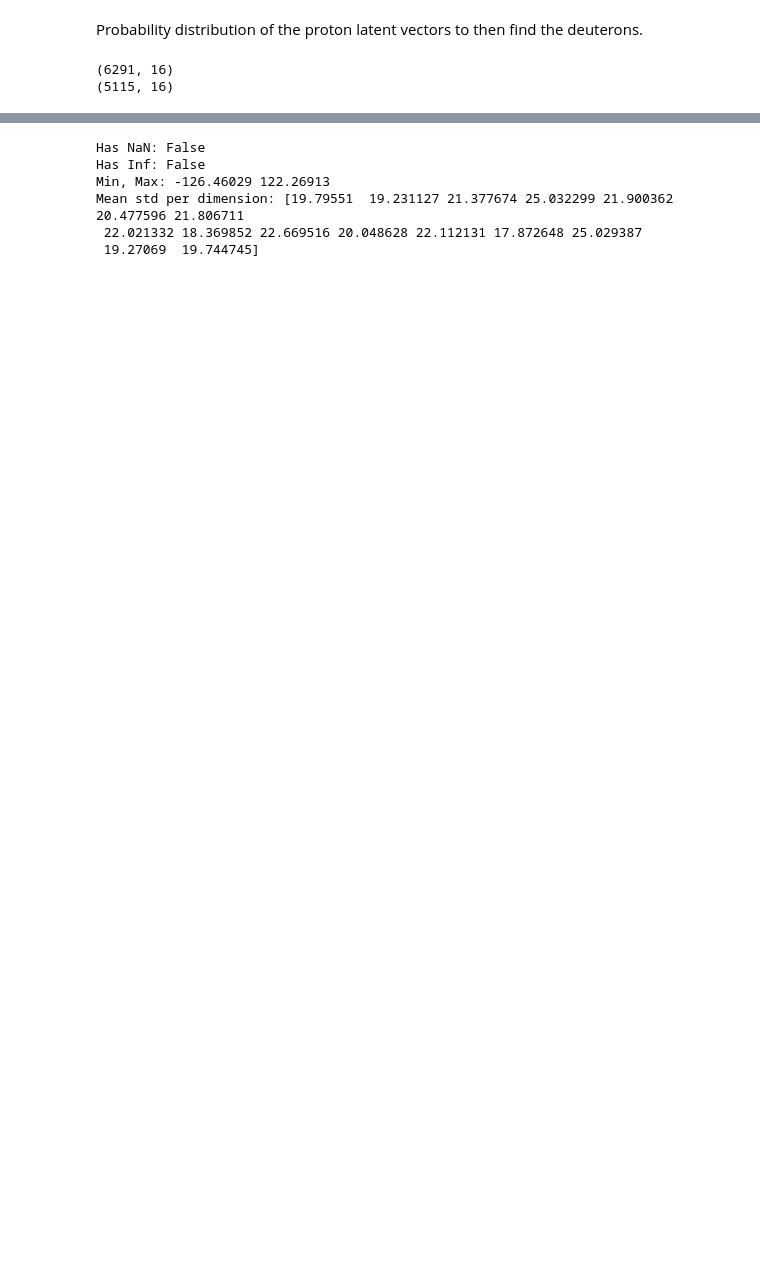
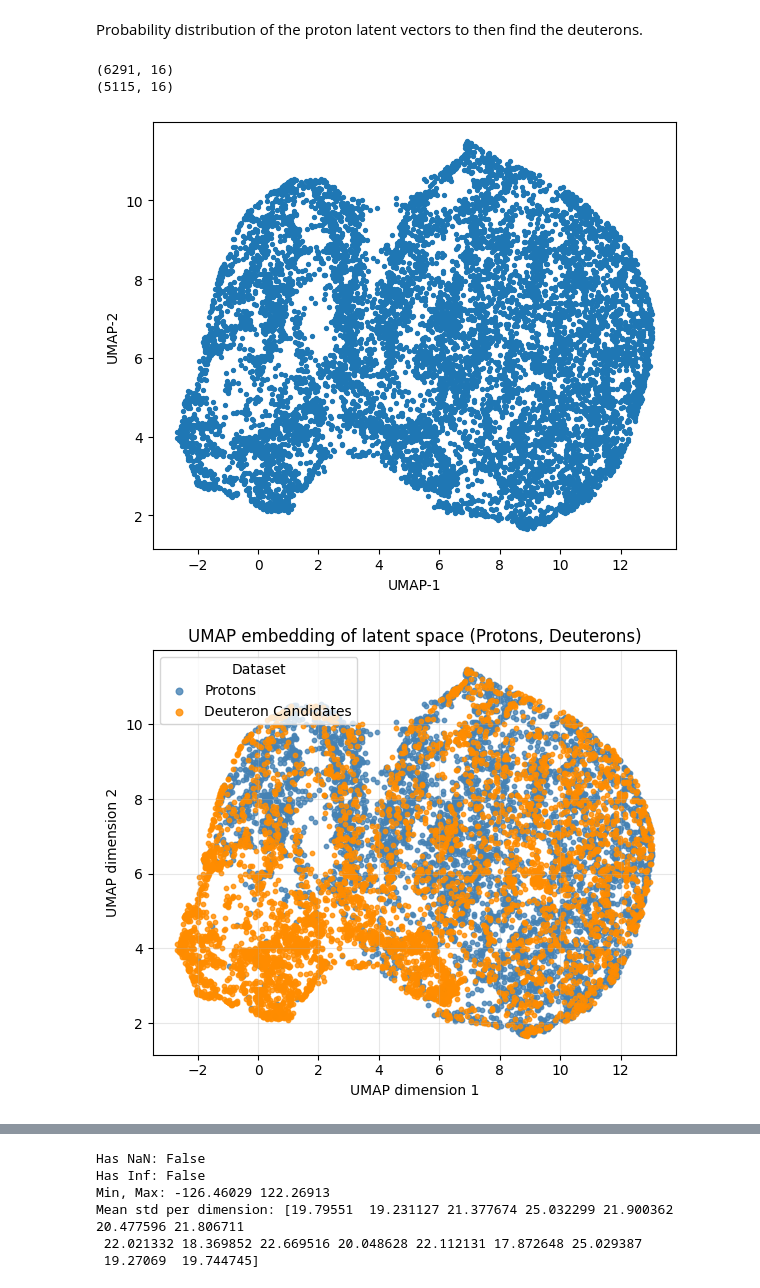
Before and after one commit to mohummudh/proton-deuteron, a Jupyter notebook: notebooks/autoencoder/latent.ipynb, the cells around one changed output, grey strips where cells are left out. Saved outputs shown, nothing was run; the diff lists cells and outputs as text; code cells hidden in the pictures; blank space fills up the shorter version.

Commit message:
visualisations of latent UMAPs + log-likelihood

```diff
--- a/notebooks/autoencoder/latent.ipynb
+++ b/notebooks/autoencoder/latent.ipynb
@@ -10,6 +10,55 @@ from sklearn.preprocessing import StandardScaler
 # %%
 latent_p = np.load('latent_p.npy'); print(latent_p.shape)
 latent_d = np.load('latent_d.npy'); print(latent_d.shape)
+
+latent_all = np.concatenate([latent_p, latent_d])
+labels = np.concatenate([
+    np.zeros(len(latent_p)),          # 0 = protons
+    np.ones(len(latent_d))         # 1 = deuterons
+])
 # %% [output]
 (6291, 16)
 (5115, 16)
+# %%
+reducer = umap.UMAP(n_neighbors=30, min_dist=0.1, random_state=42)
+
+latent_umap = reducer.fit_transform(latent_all)
+
+plt.figure(figsize=(6,5))
+plt.scatter(latent_umap[:, 0], latent_umap[:, 1], s=8, cmap='tab20')
+plt.xlabel("UMAP-1")
+plt.ylabel("UMAP-2")
+plt.tight_layout()
+plt.show()
+
+palette = ['steelblue', 'darkorange']
+
+plt.figure(figsize=(6,5))
+for i, name in enumerate(['Protons', 'Deuteron Candidates']):
+    m = (labels == i)
+    plt.scatter(latent_umap[m, 0], latent_umap[m, 1],
+                color=palette[i], s=10, alpha=0.8, label=name)
+
+plt.xlabel("UMAP dimension 1")
+plt.ylabel("UMAP dimension 2")
+plt.title("UMAP embedding of latent space (Protons, Deuterons)")
+plt.legend(title="Dataset", markerscale=1.5)
+plt.grid(True, alpha=0.3)
+plt.tight_layout()
+plt.show()
+
+plt.figure(figsize=(6,5))
+for i, name in enumerate(['Protons', 'Deuteron Candidates']):
+    m = (labels == i)
+    plt.scatter(latent_umap[m, 0], latent_umap[m, 1],
+                color=palette[i], s=10, alpha=0.8, label=name)
+    plt.xlabel("UMAP dimension 1")
+    plt.ylabel("UMAP dimension 2")
+    plt.title("UMAP embedding of latent space (Protons / Deuterons)")
+    plt.legend(title="Dataset", markerscale=1.5)
+    plt.grid(True, alpha=0.3)
+    plt.tight_layout()
+    plt.show()
+# %% [output]
+[figure, added]
+[figure, added]
```
Also changed, not shown: parts of 3 cells of this notebook, 1 other file.
